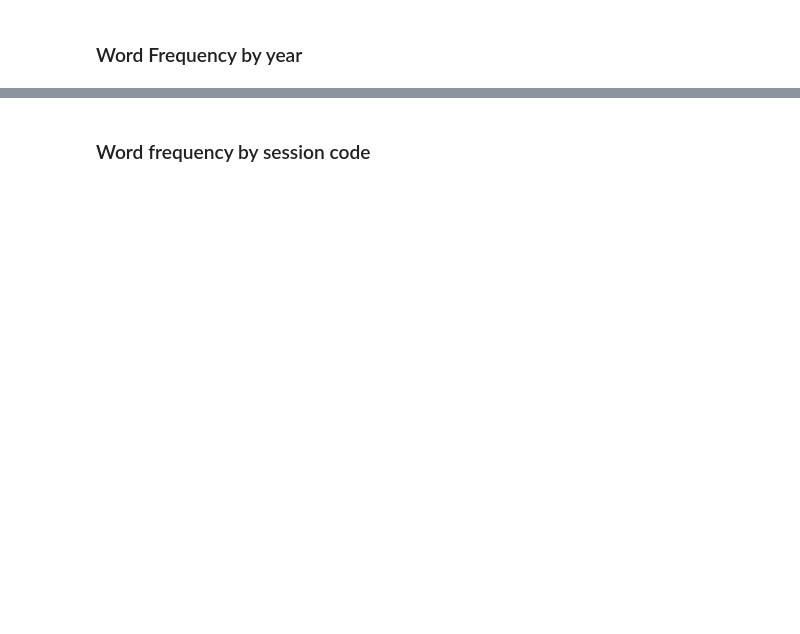
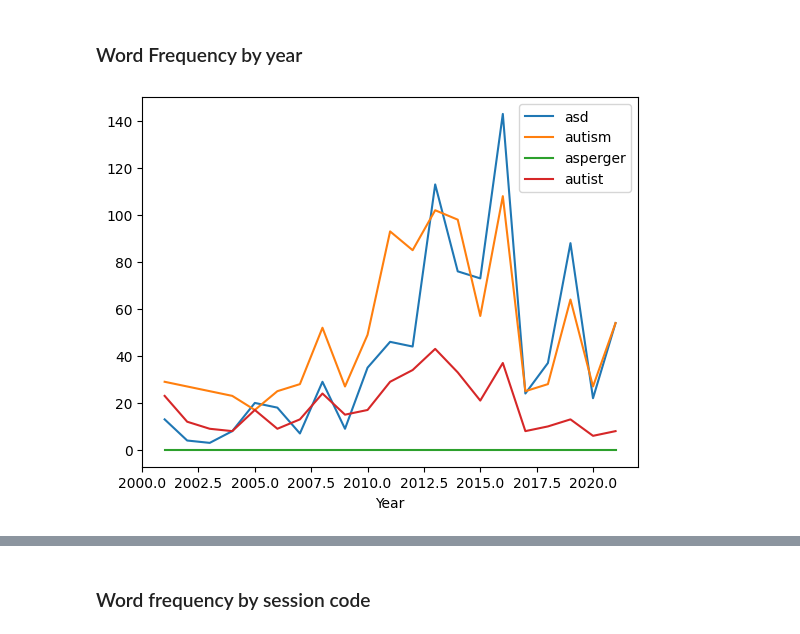
Before and after one commit to UKDataServiceOpen/Person_Identy_First_Language, a Jupyter notebook: 2023_Second_analysis/code/Import_professionally_cleaned.ipynb, the cells around one changed output, grey strips where cells are left out. Cells and saved outputs as stored; diff of their text form; code cells hidden in the pictures; blank space fills up the shorter version.

```diff
--- a/2023_Second_analysis/code/Import_professionally_cleaned.ipynb
+++ b/2023_Second_analysis/code/Import_professionally_cleaned.ipynb
@@ -185,15 +235,19 @@ def track_word_over_time(input, target_word):
     target_word_by_year = pd.DataFrame(list(zip(years, target_counts)), columns = ['Year', str(target_word)])
     return target_word_by_year
 # %%
-gene = track_word_over_time(no_null_texts, 'gene')
+ASD = track_word_over_time(no_null_texts, 'asd')
 autism = track_word_over_time(no_null_texts, 'autism')
-mutat = track_word_over_time(no_null_texts, 'mutat')
+autistic = track_word_over_time(no_null_texts, 'autist')
+asperger = track_word_over_time(no_null_texts, 'asperger')
 
-target_words = gene.merge(autism, on='Year').merge(mutat, on='Year')
+target_words = ASD.merge(autism, on='Year').merge(asperger, on='Year').merge(autistic, on='Year')
 # %%
 target_words = target_words.set_index('Year')
+target_words = target_words.sort_values(by=['Year'])
 target_words.plot.line()
 plt.show()
+# %% [output]
+[figure, added]
 # %%
 diseas = track_word_over_time(no_null_texts, 'diseas')
 disord = track_word_over_time(no_null_texts, 'disord')
```
Also changed, not shown: parts of 5 cells of this notebook, 2 other files.
